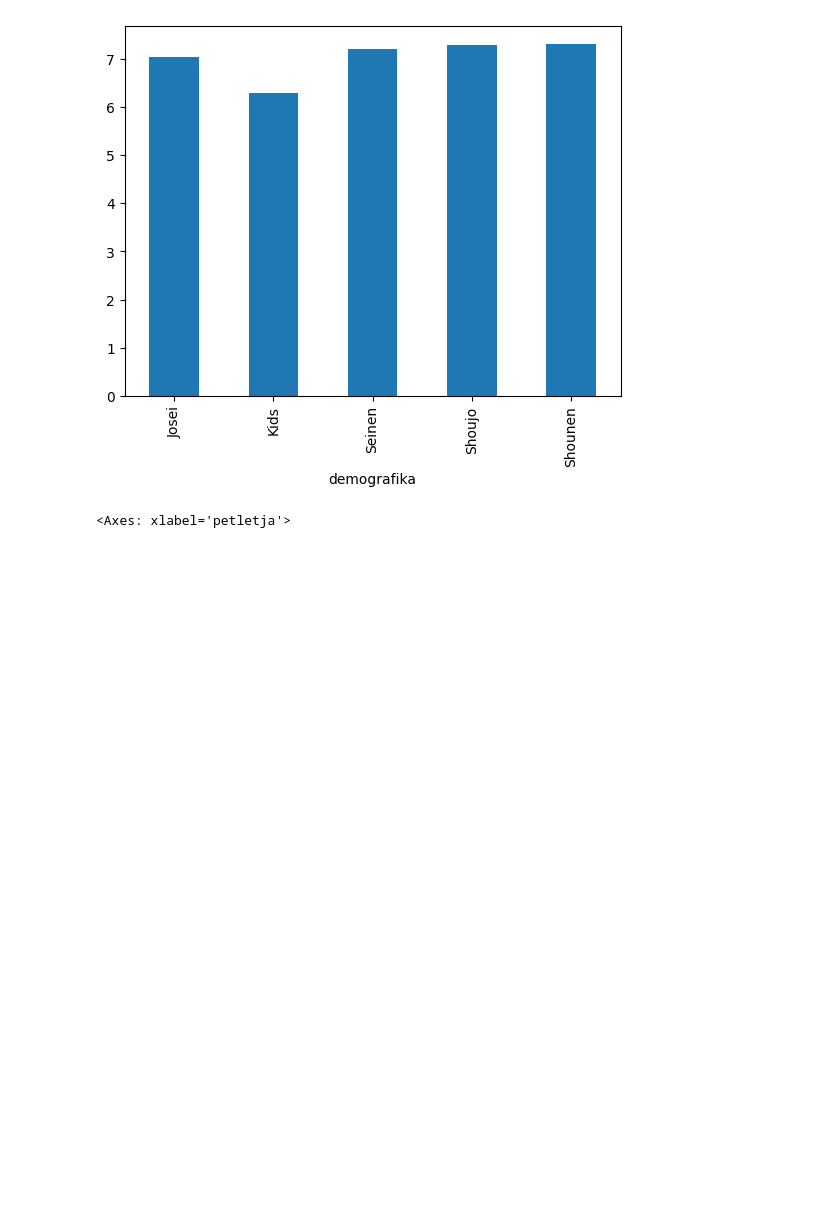
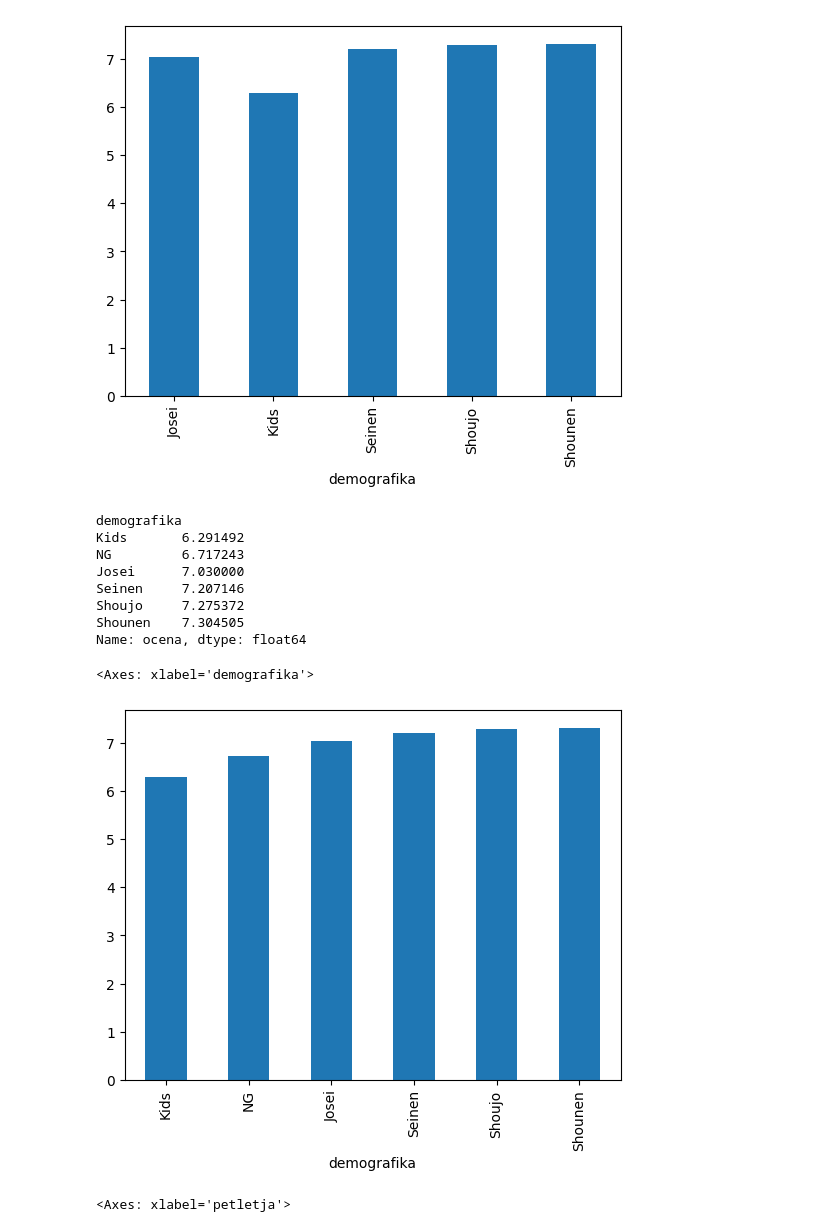
Before and after one commit to lrozman/Projektna-naloga-UVP---Rozman-Lara, a Jupyter notebook: analiza.ipynb, the cells around one changed output. Saved outputs shown, nothing was run; the diff lists cells and outputs as text; code cells hidden in the pictures; blank space fills up the shorter version.

```diff
--- a/analiza.ipynb
+++ b/analiza.ipynb
@@ -165,6 +168,20 @@ podtabela_demo.groupby("demografika")["ocena"].mean().plot.bar()
 # %% [output]
 <Axes: xlabel='demografika'>
 [figure]
+# %%
+print(podtabela_po_letih.groupby("demografika")["ocena"].mean().sort_values())
+podtabela_po_letih.groupby("demografika")["ocena"].mean().sort_values().plot.bar() # Morda mi je pa tale bolj všeč. Pa raje bi, da še izpiše.
+# %% [output]
+demografika
+Kids       6.291492
+NG         6.717243
+Josei      7.030000
+Seinen     7.207146
+Shoujo     7.275372
+Shounen    7.304505
+Name: ocena, dtype: float64
+<Axes: xlabel='demografika'>
+[figure, added]
 # %%
 # Kaj pa enake stvari po virih?
 
```
Also changed, not shown: parts of 20 cells of this notebook, 1 other file.
